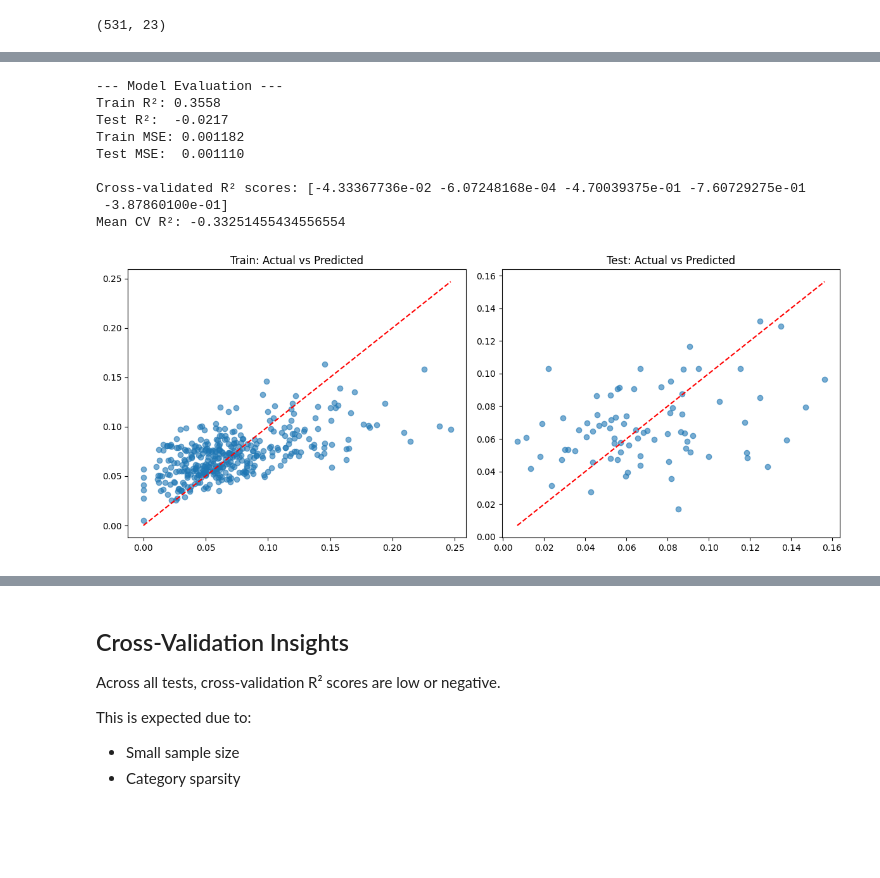
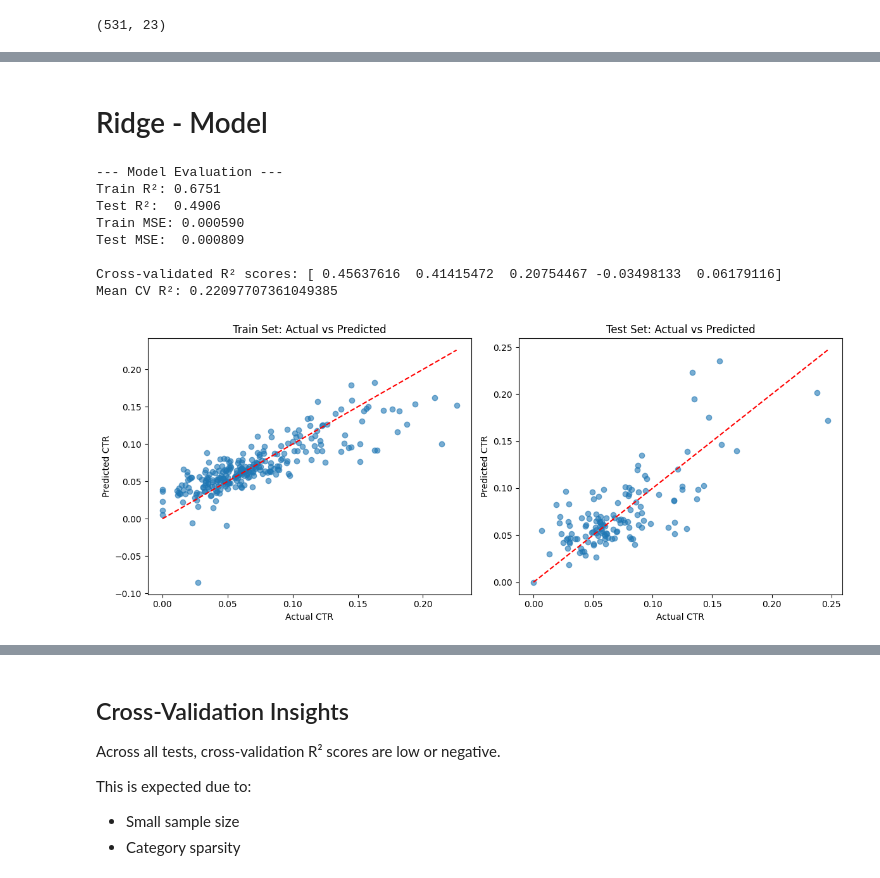
Before and after one commit to Dutchy-dev/Brunel-Indeed, a Jupyter notebook: Code.ipynb, the cells around one changed output, grey strips where cells are left out. Cells and saved outputs as stored; diff of their text form; code cells hidden in the pictures; blank space fills up the shorter version.

```diff
--- a/Code.ipynb
+++ b/Code.ipynb
@@ -756,6 +1075,8 @@ df.shape
 # %%
 # Feature selection
-categorical_features = ["Job", "City", "Standard"]
+categorical_features = ["Job", "Country", "State_Region", "City", "Standard"]
+for col in categorical_features:
+    df[col] = df[col].astype(str).str.strip()  # remove extra spaces
 
 # Drop rows with missing required values
 df = df.dropna(subset=categorical_features + ["Created", TARGET_VARIABLE])
@@ -771,14 +1092,17 @@ numerical_features = [
     "Posting_month",
     "Posting_weekday",
     "Posting_quarter",
-    "Posting_week_of_year"
+    "Posting_week_of_year",
+    "Impressions",
+    "Clicks",
+    "Apply_start_rate_ASR"
 ]
 # %%
 X = df[categorical_features + numerical_features]
 y = df[TARGET_VARIABLE]
 
 X_train, X_temp, y_train, y_temp = train_test_split(
-    X, y, test_size=0.3, random_state=42
+    X, y, test_size=0.5, random_state=42
 )
 
 X_val, X_test, y_val, y_test = train_test_split(
@@ -815,5 +1173,7 @@ model = Pipeline(
 # %%
-model.fit(X_train, y_train)
+pipeline_ridge.fit(X_train, y_train)
+pipeline_rf.fit(X_train, y_train)
+pipeline_xgb.fit(X_train, y_train)
 # %% [output]
 Pipeline(steps=[('preprocessor',
                  ColumnTransformer(transformers=[('cat',
@@ -829,4 +1616,8 @@ Pipeline(steps=[('preprocessor',
+# %% [markdown]
+# Ridge -  Model
 # %%
+model = pipeline_ridge  # Choose the model to evaluate
+
 y_train_pred = model.predict(X_train)
 y_test_pred = model.predict(X_test)
 
@@ -845,34 +1636,42 @@ print("\nCross-validated R² scores:", cv_scores)
 print("Mean CV R²:", cv_scores.mean())
 # %% [output]
 --- Model Evaluation ---
-Train R²: 0.3558
-Test R²:  -0.0217
-Train MSE: 0.001182
-Test MSE:  0.001110
+Train R²: 0.6751
+Test R²:  0.4906
+Train MSE: 0.000590
+Test MSE:  0.000809
 
-Cross-validated R² scores: [-4.33367736e-02 -6.07248168e-04 -4.70039375e-01 -7.60729275e-01
- -3.87860100e-01]
-Mean CV R²: -0.33251455434556554
+Cross-validated R² scores: [ 0.45637616  0.41415472  0.20754467 -0.03498133  0.06179116]
+Mean CV R²: 0.22097707361049385
 # %%
-# =========================
-# Predicted vs Actual
-# =========================
-
+# =========================================================
+# Predicted vs Actual (Train & Test)
+# =========================================================
 plt.figure(figsize=(12, 5))
 
 plt.subplot(1, 2, 1)
 plt.scatter(y_train, y_train_pred, alpha=0.6)
-plt.plot([y_train.min(), y_train.max()],
-         [y_train.min(), y_train.max()], 'r--')
-plt.title("Train: Actual vs Predicted")
+plt.plot(
+    [y_train.min(), y_train.max()],
+    [y_train.min(), y_train.max()],
+    "r--"
+)
+plt.xlabel("Actual CTR")
+plt.ylabel("Predicted CTR")
+plt.title("Train Set: Actual vs Predicted")
 
 plt.subplot(1, 2, 2)
 plt.scatter(y_test, y_test_pred, alpha=0.6)
-plt.plot([y_test.min(), y_test.max()],
-         [y_test.min(), y_test.max()], 'r--')
-plt.title("Test: Actual vs Predicted")
+plt.plot(
+    [y_test.min(), y_test.max()],
+    [y_test.min(), y_test.max()],
+    "r--"
+)
+plt.xlabel("Actual CTR")
+plt.ylabel("Predicted CTR")
+plt.title("Test Set: Actual vs Predicted")
 
 plt.tight_layout()
 plt.show()
 # %% [output]
-[figure, old version]
+[figure, new version]
```
Also changed, not shown: parts of 61 cells of this notebook.
